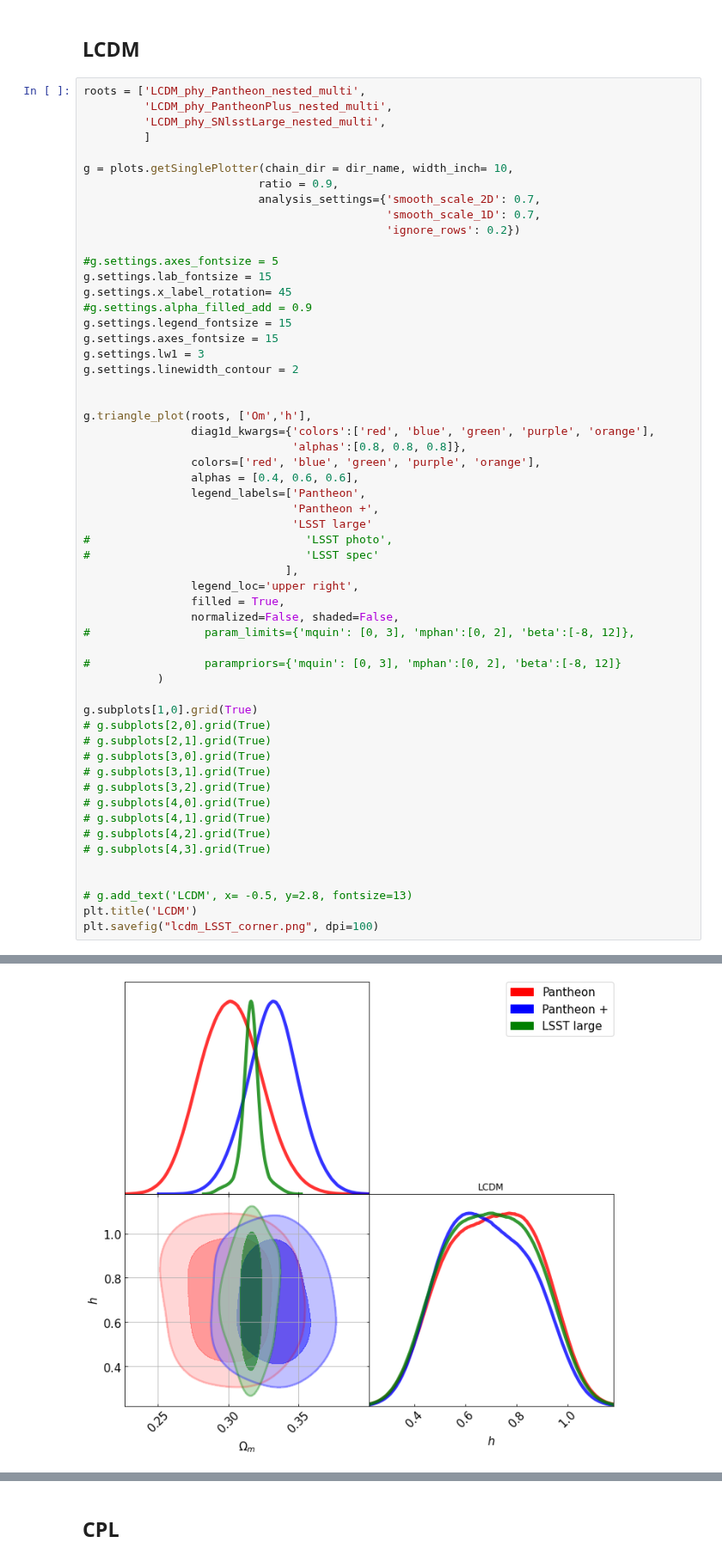
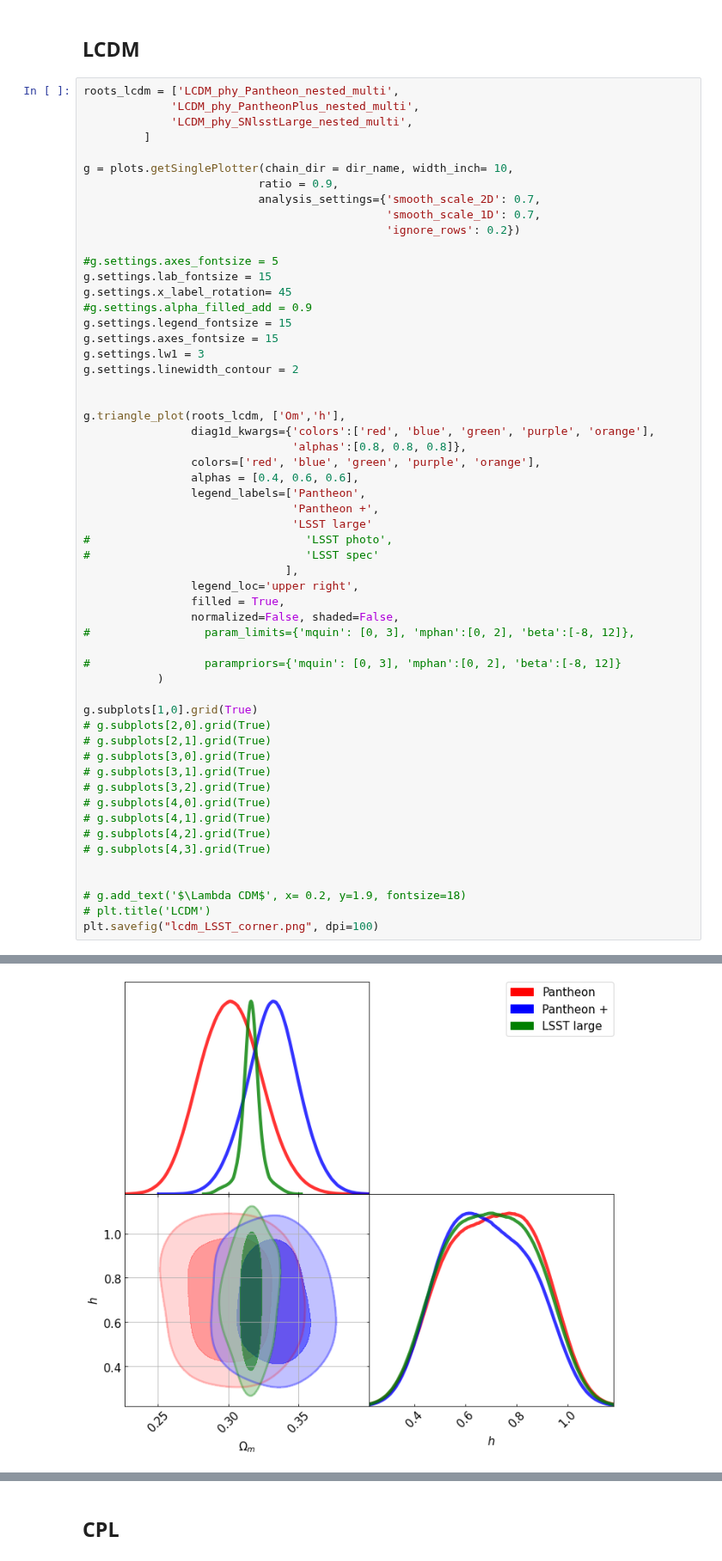
Before and after one commit to igomezv/LSST_DE_neural_reconstruction, a Jupyter notebook: bayesian_lsst.ipynb, the cells around one changed output, grey strips where cells are left out. Shown at 86% size. Cells and saved outputs as stored; diff of their text form.

```diff
--- a/bayesian_lsst.ipynb
+++ b/bayesian_lsst.ipynb
@@ -22,9 +22,9 @@ dir_name = '/home/isidro/Documents/github/SN_lsst_analysis/chains_cov/'
 # %% [markdown]
 ## LCDM
 # %%
-roots = ['LCDM_phy_Pantheon_nested_multi',
-         'LCDM_phy_PantheonPlus_nested_multi',
-         'LCDM_phy_SNlsstLarge_nested_multi',
+roots_lcdm = ['LCDM_phy_Pantheon_nested_multi',
+             'LCDM_phy_PantheonPlus_nested_multi',
+             'LCDM_phy_SNlsstLarge_nested_multi',
          ]
 
 g = plots.getSinglePlotter(chain_dir = dir_name, width_inch= 10,
@@ -43,7 +43,7 @@ g.settings.lw1 = 3
 g.settings.linewidth_contour = 2
 
 
-g.triangle_plot(roots, ['Om','h'],
+g.triangle_plot(roots_lcdm, ['Om','h'],
                 diag1d_kwargs={'colors':['red', 'blue', 'green', 'purple', 'orange'],
                                'alphas':[0.8, 0.8, 0.8]},
                 colors=['red', 'blue', 'green', 'purple', 'orange'],
@@ -74,7 +74,7 @@ g.subplots[1,0].grid(True)
 # g.subplots[4,3].grid(True)
 
 
-# g.add_text('LCDM', x= -0.5, y=2.8, fontsize=13)
-plt.title('LCDM')
+# g.add_text('$\Lambda CDM$', x= 0.2, y=1.9, fontsize=18)
+# plt.title('LCDM')
 plt.savefig("lcdm_LSST_corner.png", dpi=100)
 # %% [output]
@@ -85 +82 @@ Removed 0.2 as burn in
-[figure, old version]
+[figure, new version]
```
Also changed, not shown: parts of 7 cells of this notebook.
